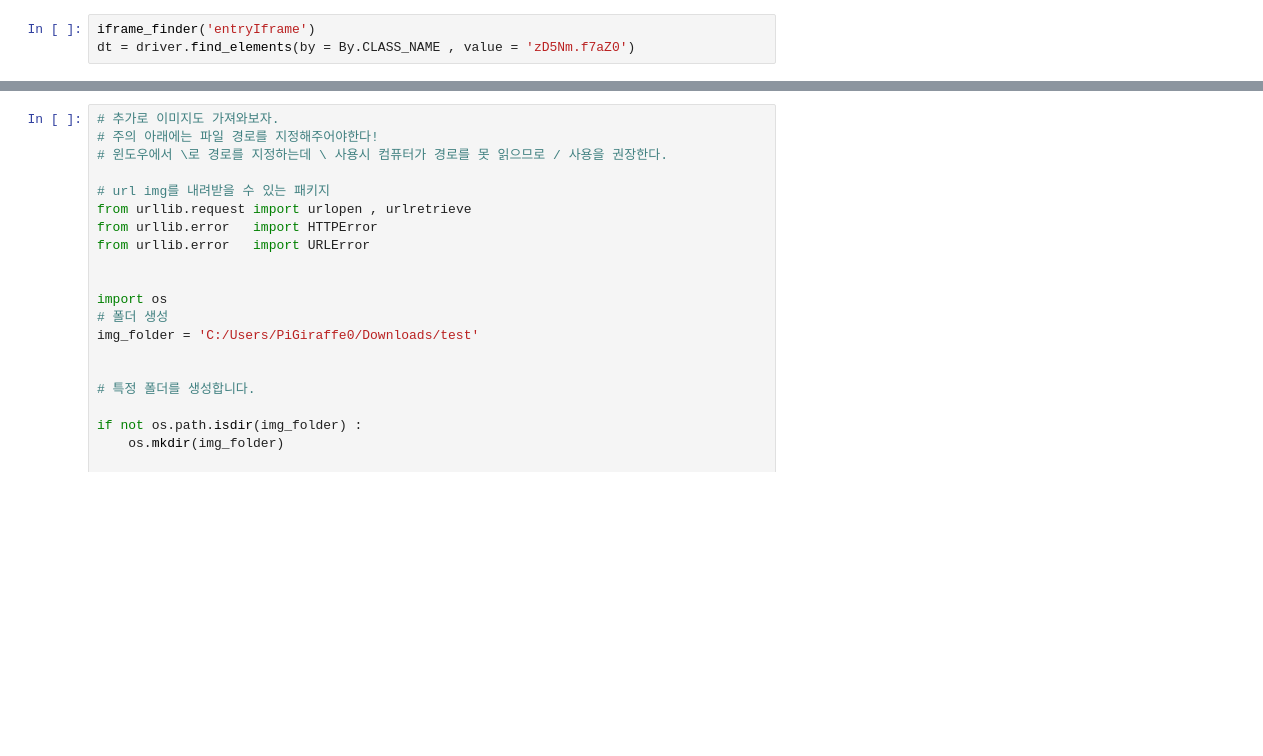
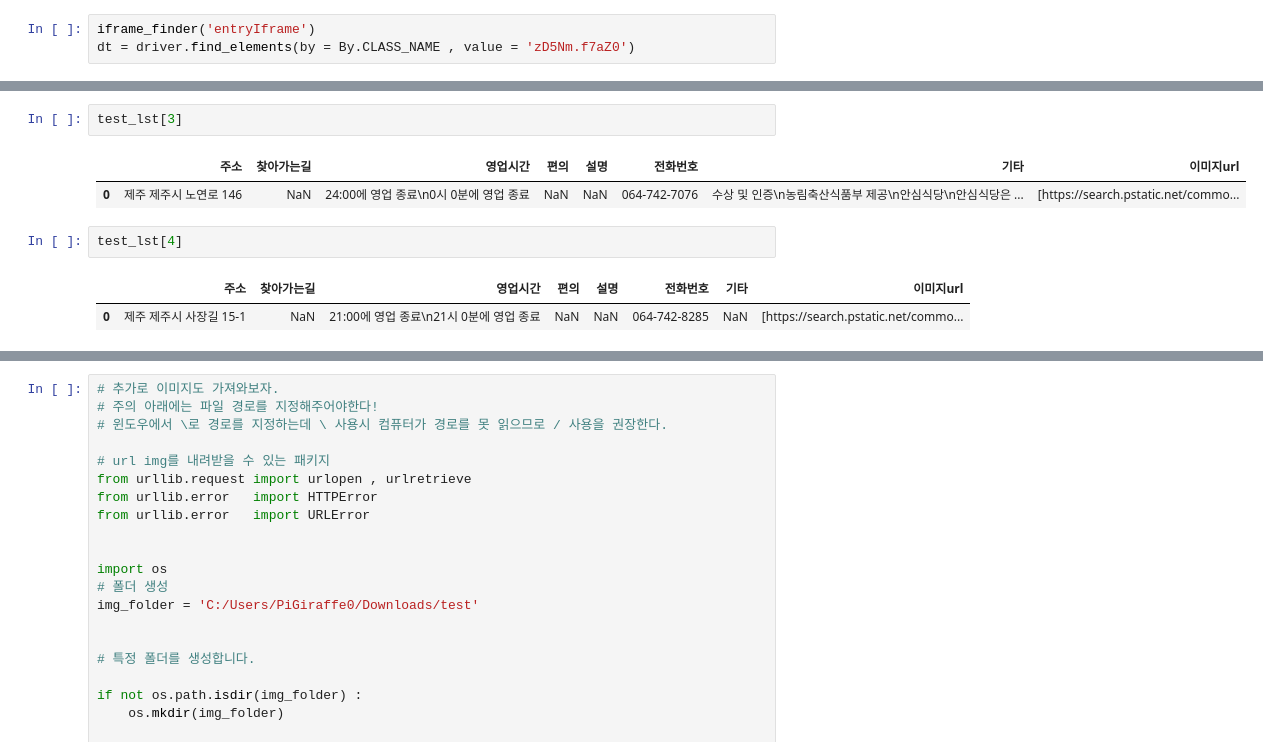
Before and after one commit to JUICE-JinHyeong/TABA_4, a Jupyter notebook: Crawling/Crawling/Crawling_rest_info.ipynb, the cells around one changed output, grey strips where cells are left out. Drawn from its saved outputs; the diff is of its cells as text; blank space fills up the shorter version.

```diff
--- a/Crawling/Crawling/Crawling_rest_info.ipynb
+++ b/Crawling/Crawling/Crawling_rest_info.ipynb
@@ -138,0 +312,10 @@ img_lst = driver.find_elements(by = By.CSS_SELECTOR , value = '.people_li > a >
+# %%
+test_lst[3]
+# %% [output]
+|  | 주소 | 찾아가는길 | 영업시간 | 편의 | 설명 | 전화번호 | 기타 | 이미지url |
+| 0 | 제주 제주시 노연로 146 | NaN | 24:00에 영업 종료\n0시 0분에 영업 종료 | NaN | NaN | 064-742-7076 | 수상 및 인증\n농림축산식품부 제공\n안심식당\n안심식당은 ... | [https://search.pstatic.net/commo... |
+# %%
+test_lst[4]
+# %% [output]
+|  | 주소 | 찾아가는길 | 영업시간 | 편의 | 설명 | 전화번호 | 기타 | 이미지url |
+| 0 | 제주 제주시 사장길 15-1 | NaN | 21:00에 영업 종료\n21시 0분에 영업 종료 | NaN | NaN | 064-742-8285 | NaN | [https://search.pstatic.net/commo... |
```
Also changed, not shown: parts of 30 cells of this notebook, 2 other files.
